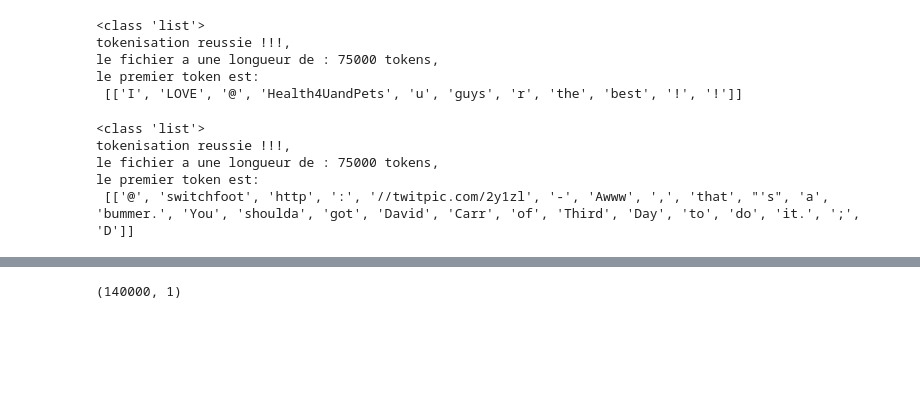
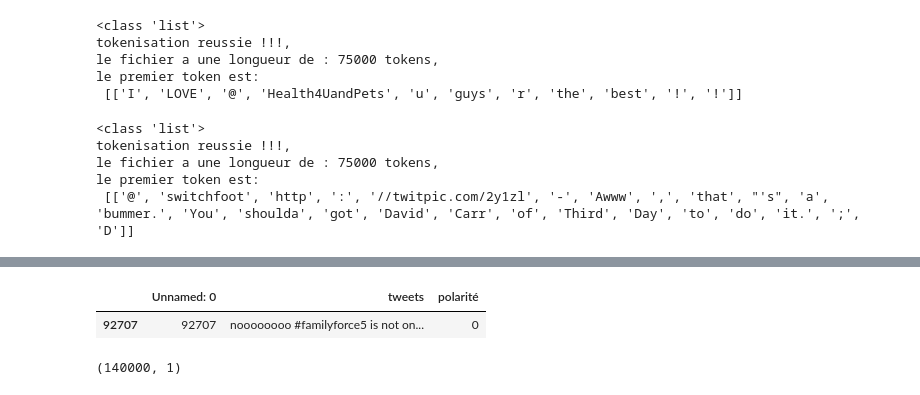
Before and after one commit to max-cyril/sentiment_analysis, a Jupyter notebook: Untitled9.ipynb, the cells around one changed output, grey strips where cells are left out. Saved outputs shown, nothing was run; the diff lists cells and outputs as text; code cells hidden in the pictures; blank space fills up the shorter version.

```diff
--- a/Untitled9.ipynb
+++ b/Untitled9.ipynb
@@ -247,3 +282,9 @@ tw_neu=pd.read_csv('/content/tweet_neut.csv',sep=',',header=None,skiprows = [0],
+# %%
+df_tweet=tw.sample(420000,random_state=42)
+                  df_tweet[:1]
+# %% [output]
+|  | Unnamed: 0 | tweets | polarité |
+| 92707 | 92707 | noooooooo #familyforce5 is not on... | 0 |
 # %%
 tw_neg
 # %%
```
Also changed, not shown: parts of 9 cells of this notebook.
